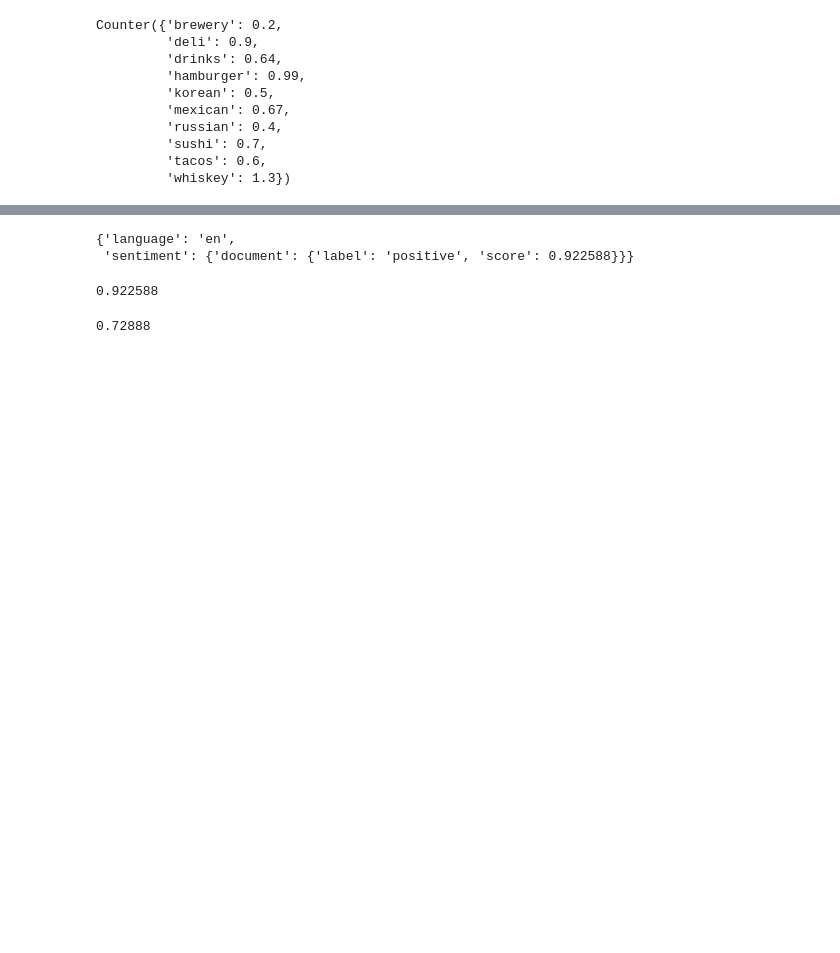
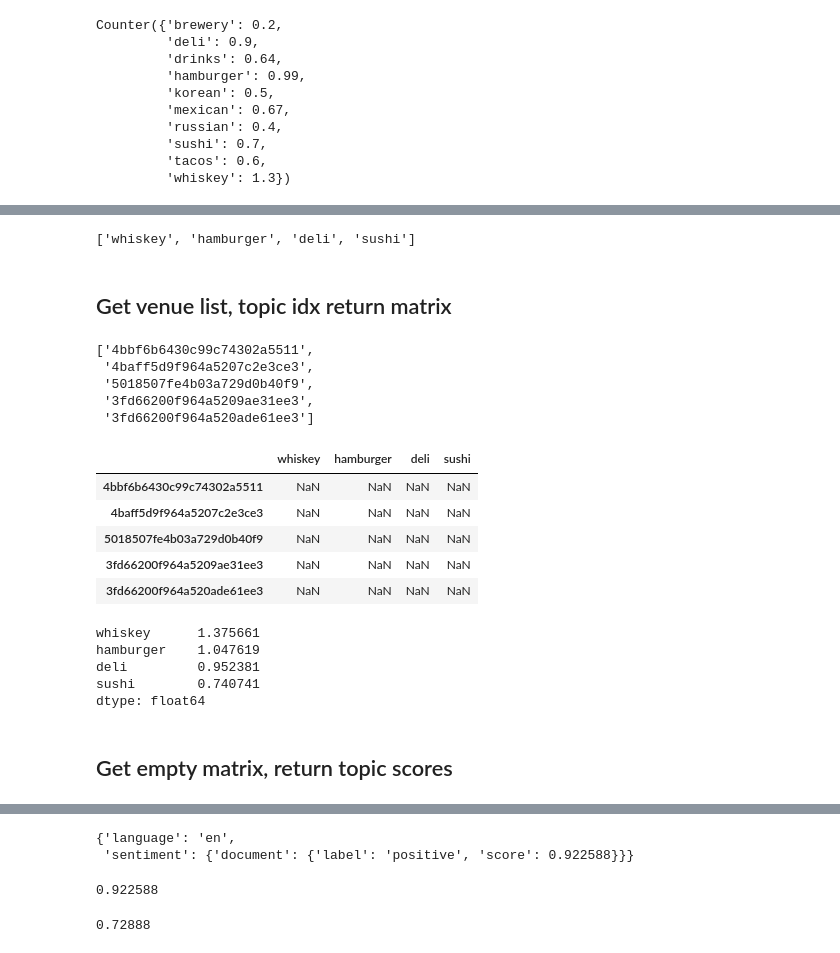
Before and after one commit to KT12/foursquare_hackathon, a Jupyter notebook: venues.ipynb, the cells around one changed output, grey strips where cells are left out. Saved outputs shown, nothing was run; the diff lists cells and outputs as text; code cells hidden in the pictures; blank space fills up the shorter version.

```diff
--- a/venues.ipynb
+++ b/venues.ipynb
@@ -133,0 +211,20 @@ Counter({'brewery': 0.2,
+# %%
+# Function takes in two user preference dicts and outputs indexed pandas vector, index for matrix
+
+from collections import Counter
+import pandas as pd
+
+def combine_u_prefs(u1_dict, u2_dict, k):
+    u1_counter = Counter(u1_dict)
+    u2_counter = Counter(u2_dict)
+    u_prefs = u1_counter + u2_counter
+    # Pull k highest values
+    u_prefs_top = dict(u_prefs.most_common(k))
+    vallist = [val for val in u_prefs_top.values()]
+    factor = np.median(vallist)
+    normed_val = [val/factor for val in vallist]
+    topic_idx = [key for key in u_prefs_top.keys()]
+    pref_vec = pd.Series(data=normed_val, index=topic_idx)
+    return pref_vec, topic_idx
+# %%
+pref_vec, topic_idx = combine_u_prefs(u_1_dict, u_2_dict, 4)
@@ -133,0 +239,39 @@ Counter({'brewery': 0.2,
+# %%
+topic_idx
+# %% [output]
+['whiskey', 'hamburger', 'deli', 'sushi']
+# %% [markdown]
+## Get venue list, topic idx return matrix
+# %%
+venue_ids
+# %% [output]
+['4bbf6b6430c99c74302a5511',
+ '4baff5d9f964a5207c2e3ce3',
+ '5018507fe4b03a729d0b40f9',
+ '3fd66200f964a5209ae31ee3',
+ '3fd66200f964a520ade61ee3']
+# %%
+def construct_matrix(venue_ids, topic_idx):
+    empty_matrix = pd.DataFrame(index=venue_ids, columns=topic_idx)
+    return empty_matrix
+# %%
+mat = construct_matrix(venue_ids, topic_idx)
+# %%
+mat
+# %% [output]
+|  | whiskey | hamburger | deli | sushi |
+| 4bbf6b6430c99c74302a5511 | NaN | NaN | NaN | NaN |
+| 4baff5d9f964a5207c2e3ce3 | NaN | NaN | NaN | NaN |
+| 5018507fe4b03a729d0b40f9 | NaN | NaN | NaN | NaN |
+| 3fd66200f964a5209ae31ee3 | NaN | NaN | NaN | NaN |
+| 3fd66200f964a520ade61ee3 | NaN | NaN | NaN | NaN |
+# %%
+pref_vec
+# %% [output]
+whiskey      1.375661
+hamburger    1.047619
+deli         0.952381
+sushi        0.740741
+dtype: float64
+# %% [markdown]
+## Get empty matrix, return topic scores
```
Also changed, not shown: parts of 39 cells of this notebook.
